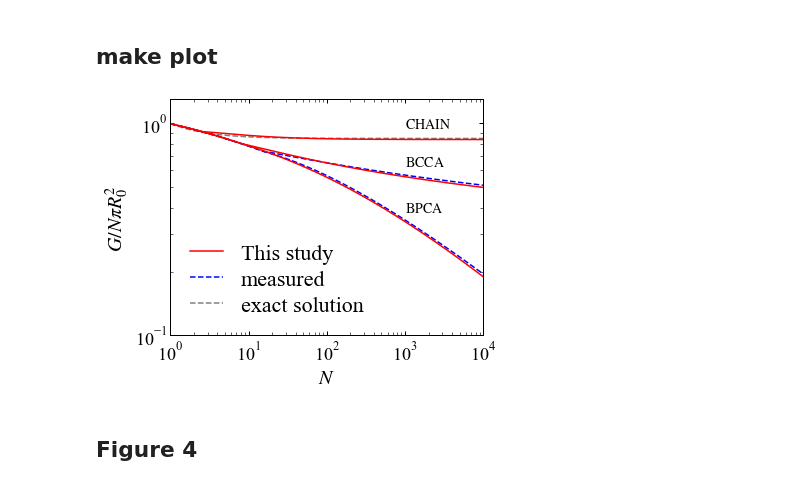
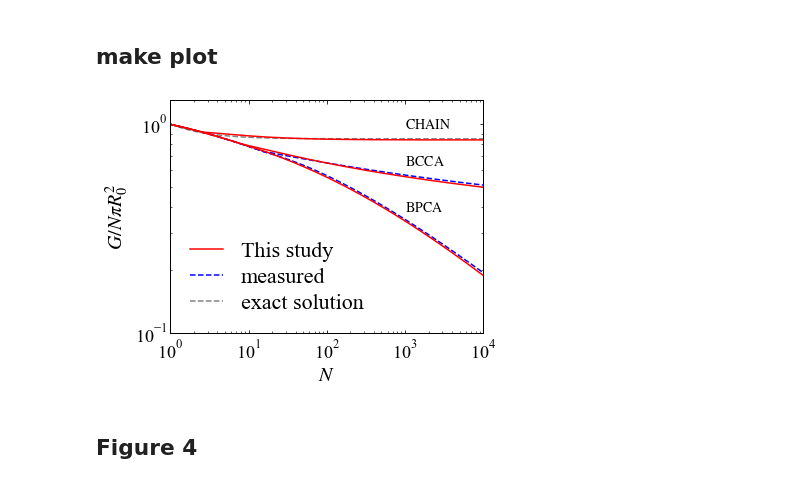
Before and after one commit to rtazaki1205/geofractal, a Jupyter notebook: figures/figures_for_Tazaki_2021.ipynb, the cells around one changed output. Cells and saved outputs as stored; diff of their text form; code cells hidden in the pictures.

```diff
--- a/figures/figures_for_Tazaki_2021.ipynb
+++ b/figures/figures_for_Tazaki_2021.ipynb
@@ -92,7 +92,7 @@ plt.rcParams["figure.autolayout"] = False   # レイアウトの自動調整を
 plt.rcParams["figure.subplot.left"] = 0.17  # 余白
 plt.rcParams["figure.subplot.bottom"] = 0.16 # 余白
 plt.rcParams["figure.subplot.right"] =0.96  # 余白
-plt.rcParams["figure.subplot.top"] = 0.98   # 余白
+plt.rcParams["figure.subplot.top"] = 0.97   # 余白
 plt.rcParams["legend.handlelength"] = 1.5 # 凡例の線の長さを調節
 plt.rcParams["legend.labelspacing"] = 0.25 # 垂直方向（縦）の距離の各凡例の距離
 
@@ -104,37 +104,35 @@ locmin = ticker.LogLocator(base = 10.0, subs = np.arange(1.0, 10.0) * 0.1, numti
 ax.loglog(PN[:],G_chain_exact[:],color='grey',linestyle='--')
 ax.loglog(PN[:],G_M06_bpca[:],color='b',linestyle='--')
 ax.loglog(PN[:],G_M06_bcca[:],color='b',linestyle='--')
 ax.loglog(PN[:],G_chain[:],color='r',linestyle='-')
 ax.loglog(PN[:],G_bpca[:],color='r',linestyle='-')
 ax.loglog(PN[:],G_bcca[:],color='r',linestyle='-')
 ax.set_ylim(1e-1,1.3)
 ax.set_xlim(1.e0,1.e4)
 
 #
 # Add fake legend
 #
 ax.loglog([0],[0],color='r',linestyle='-',label=r'This study')
 ax.loglog([0],[0],color='b',linestyle='--',label=r'measured')
 ax.loglog([0],[0],color='grey',linestyle='--',label=r'exact solution')
 ax.legend(loc='best',fontsize=22,frameon=False)
 ax.yaxis.set_major_locator(locmaj)
 ax.yaxis.set_minor_locator(locmin)
 ax.yaxis.set_minor_formatter(ticker.NullFormatter())
 ax.xaxis.set_major_locator(locmaj)
 ax.xaxis.set_minor_locator(locmin)
 ax.xaxis.set_minor_formatter(ticker.NullFormatter())
 ax.set_xlabel(r'$N$')
 ax.set_ylabel(r'$G/N\pi R_0^2$')
 ax.text(1.e3,0.95, r'$\mathrm{CHAIN}$', fontsize=14)
 ax.text(1.e3,0.63, r'$\mathrm{BCCA}$', fontsize=14)
 ax.text(1.e3,0.38, r'$\mathrm{BPCA}$', fontsize=14)
 
-
-
-plt.show()
+#plt.show()
 f.savefig('fig3.pdf')
 # %% [output]
-[figure, old version]
+[figure, new version]
 # %% [markdown]
 ## Figure 4
 # %%
```
Also changed, not shown: parts of 6 cells of this notebook.
